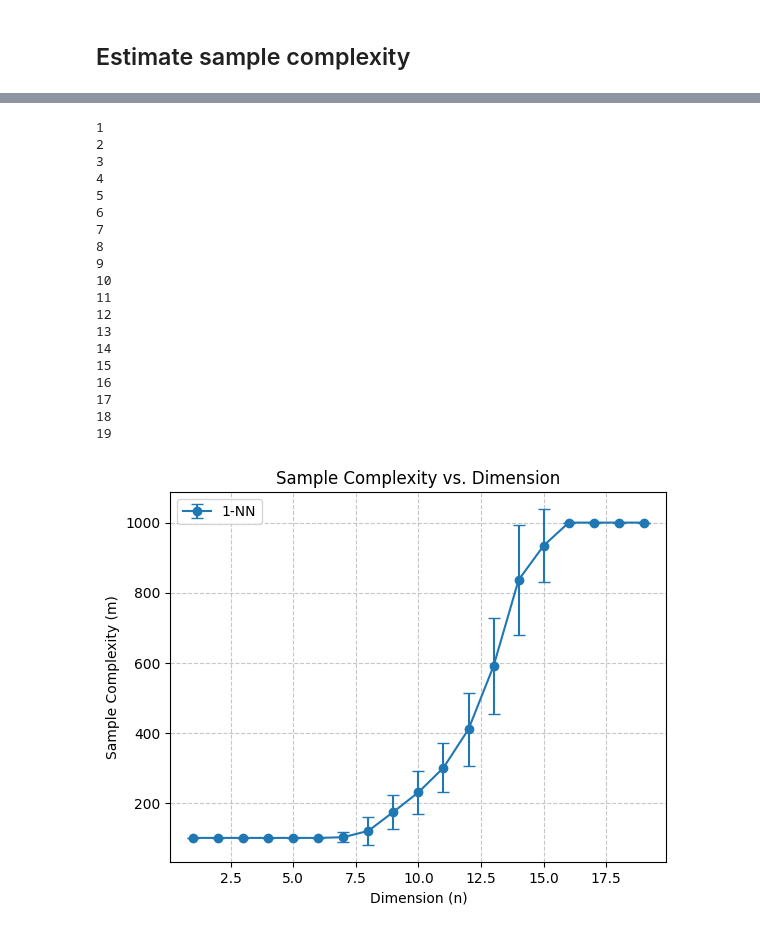
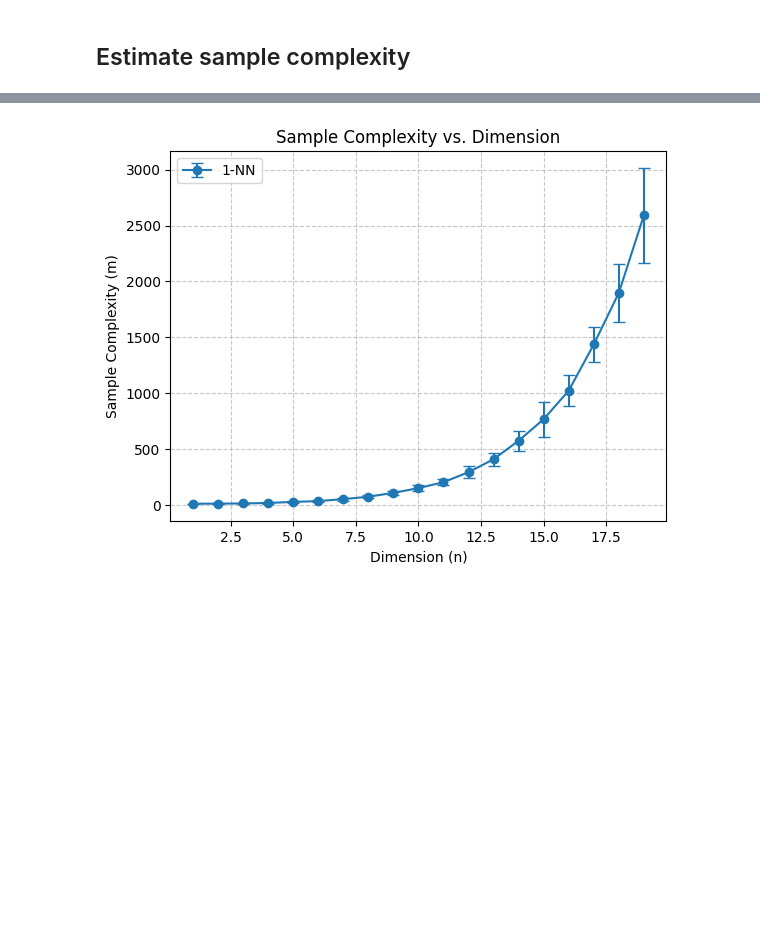
Before and after one commit to nadroj0-0/Supervised-Learning-Coursework-2, a Jupyter notebook: Part3/Part3.ipynb, the cells around one changed output, grey strips where cells are left out. Drawn from its saved outputs; the diff is of its cells as text; code cells hidden in the pictures; blank space fills up the shorter version.

```diff
--- a/Part3/Part3.ipynb
+++ b/Part3/Part3.ipynb
@@ -103,29 +103,24 @@ def estimate_sample_complexity(algorithm, n_list, m_train=1000, m_test=1000, err
     """
     sample_complexity = dict() # dict to store sample
     for n in n_list: # iterate through input dimensions
-        print(n)
-        m_list = np.zeros(n_trials)
-        for i in range(n_trials): # trial n times
-            # generate train and test data
-            X_train, y_train = generate_data(m=m_train, n=n)
-            X_test, y_test = generate_data(m=m_test, n=n)
-            found=False # set to false before each iteration
-            for m in range(1, m_train, step): # iterate though sample sizes
-                # m first train datapoints
-                Xm = X_train[:m]
-                ym = y_train[:m]
-                # predictions
-                y_pred = algorithm(Xm, ym, X_test)
-                # error rate
-                error_rate = empirical_error(y_test, y_pred)
-                if error_rate <= error_bound: # error rate lower than bound
-                    m_list[i] = m
+        n_errors = []
+        for _ in range(n_trials): # iterate for standard deviations
+            found=False
+            for m in range(1, m_train, step): # iterate though sample sizes to estimate the generalisation error for that sample
+                X_train, y_train = generate_data(m=m, n=n)
+                X_test, y_test = generate_data(m=m_test, n=n)
+                y_pred = algorithm(X_train, y_train, X_test)
+                emp_error = empirical_error(y_test, y_pred)
+                if emp_error < error_bound:
+                    found_m = m
                     found = True
                     break
             if not found:
-                m_list[i] = m_train
-        sample_complexity[n] = (m_list.mean(), m_list.std()) # add mean and std of sample complexity for the input dimension
-    return sample_complexity # return dictionary
+                found_m = m_train
+            n_errors.append(found_m)
+        sample_complexity[n] = (np.mean(n_errors), np.std(n_errors))
+    return sample_complexity
+
 
 def plot_sample_complexity(complexity_dict, algorithm_name):
     """
@@ -172,24 +167,5 @@ plot_sample_complexity(sc_leastsquares, "Least Squares")
 # %%
-sc_1nn = estimate_sample_complexity(one_nearest_neighbours, n_list=list(range(1, 20)), step=100)
+sc_1nn = estimate_sample_complexity(one_nearest_neighbours, m_train=10000, n_list=list(range(1, 20)), step=10)
 plot_sample_complexity(sc_1nn, "1-NN")
 # %% [output]
-1
-2
-3
-4
-5
-6
-7
-8
-9
-10
-11
-12
-13
-14
-15
-16
-17
-18
-19
-[figure, old version]
+[figure, new version]
```
Also changed, not shown: parts of 3 cells of this notebook, 5 other files.
